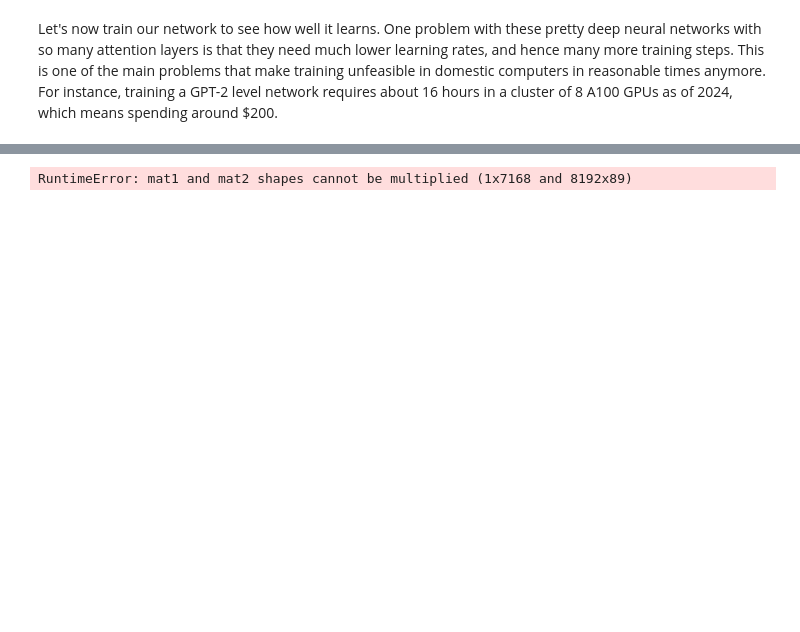
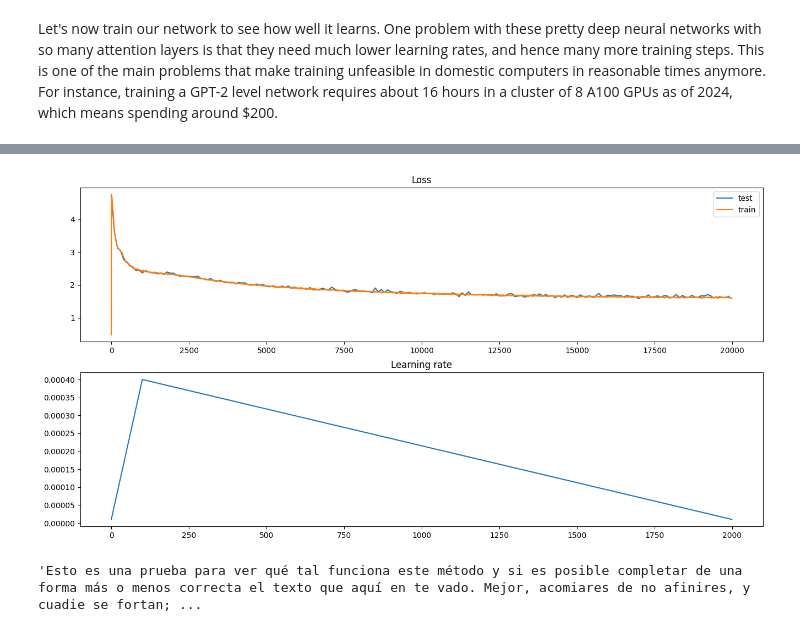
Before and after one commit to jcarlosroldan/road-to-ai, a Jupyter notebook: 016 Transformers.ipynb, the cells around one changed output, grey strips where cells are left out. Saved outputs shown, nothing was run; the diff lists cells and outputs as text; code cells hidden in the pictures; blank space fills up the shorter version.

```diff
--- a/016 Transformers.ipynb
+++ b/016 Transformers.ipynb
@@ -147,12 +165,25 @@ plt.show()
+# %%
+plt.figure(figsize=(16, 8))
+plt.subplot(2, 1, 1)
+plt.title('Loss')
+plt.plot(*zip(*test_losses.items()), label='test')
+plt.plot(range(0, len(train_losses) * update_each, update_each), [t / update_each for t in train_losses], label='train')
+plt.legend()
+plt.subplot(2, 1, 2)
+plt.plot(lrs, label='learning rate')
+plt.title('Learning rate');
+# %% [output]
+[figure, added]
 # %%
 def complete(model, text, amount):
 	tokens = [t2i[t] for t in text]
 	for _ in range(amount):
-		logits = model(torch.tensor([tokens[-64:]]))
-		probs = logits.softmax(-1)
+		logits = model(torch.tensor(tokens[-128:], device=device))
+		probs = logits[-1].softmax(0)
 		tokens.append(torch.multinomial(probs, 1).item())
-	print(''.join(i2t[i] for i in tokens))
+	return ''.join(i2t[t] for t in tokens)
+
+text = 'Esto es una prueba para ver qué tal funciona este método y si es posible completar de una forma más o menos correcta el texto que aquí'
+complete(model, text, 1000)
+# %% [output]
+'Esto es una prueba para ver qué tal funciona este método y si es posible completar de una forma más o menos correcta el texto que aquí en te vado. Mejor, acomiares de no afinires, y cuadie se fortan; ...
-# %%
-complete(model, 'Esto es una prueba para ver qué tal funciona este método', 100)
-# %% [output]
-RuntimeError: mat1 and mat2 shapes cannot be multiplied (1x7168 and 8192x89)
```
Also changed, not shown: parts of 9 cells of this notebook.
